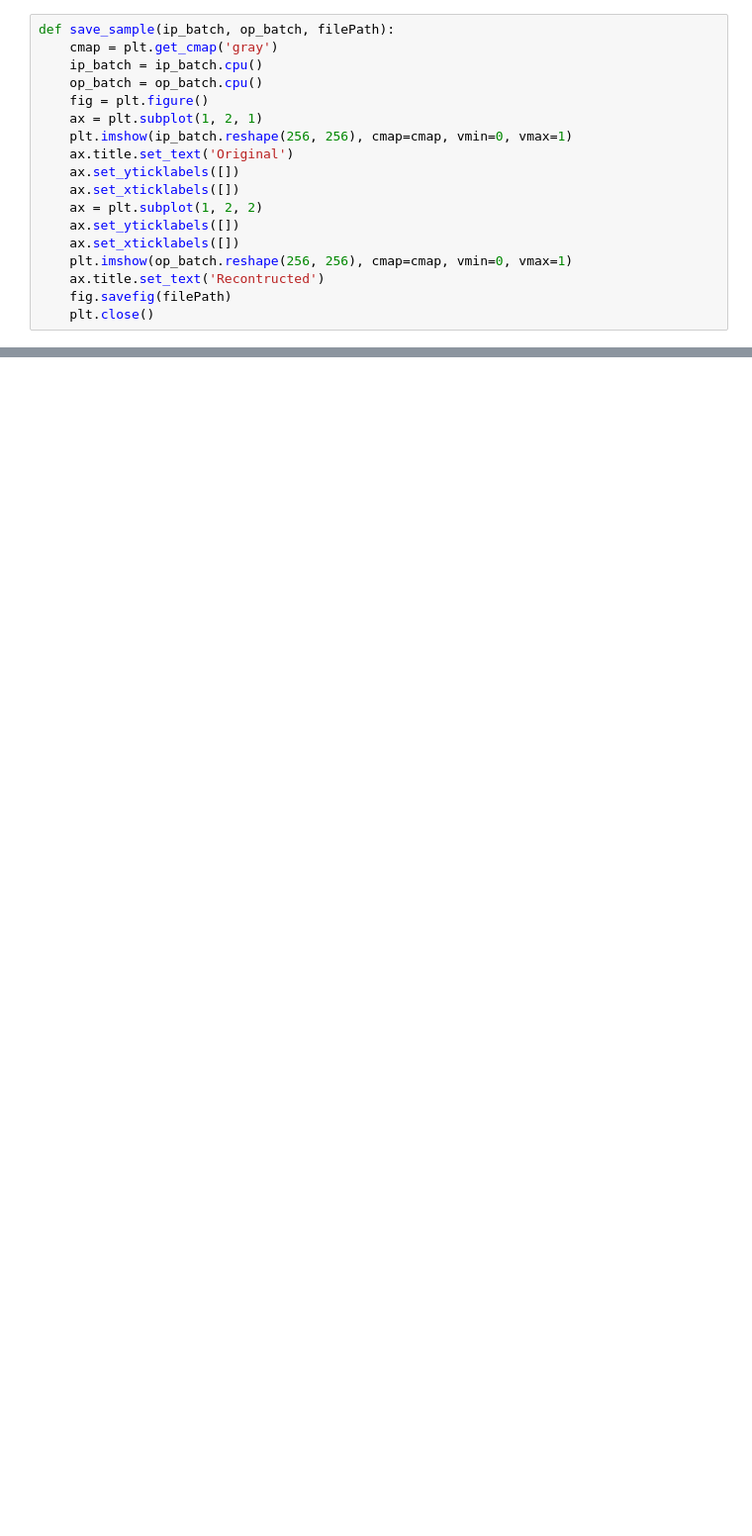
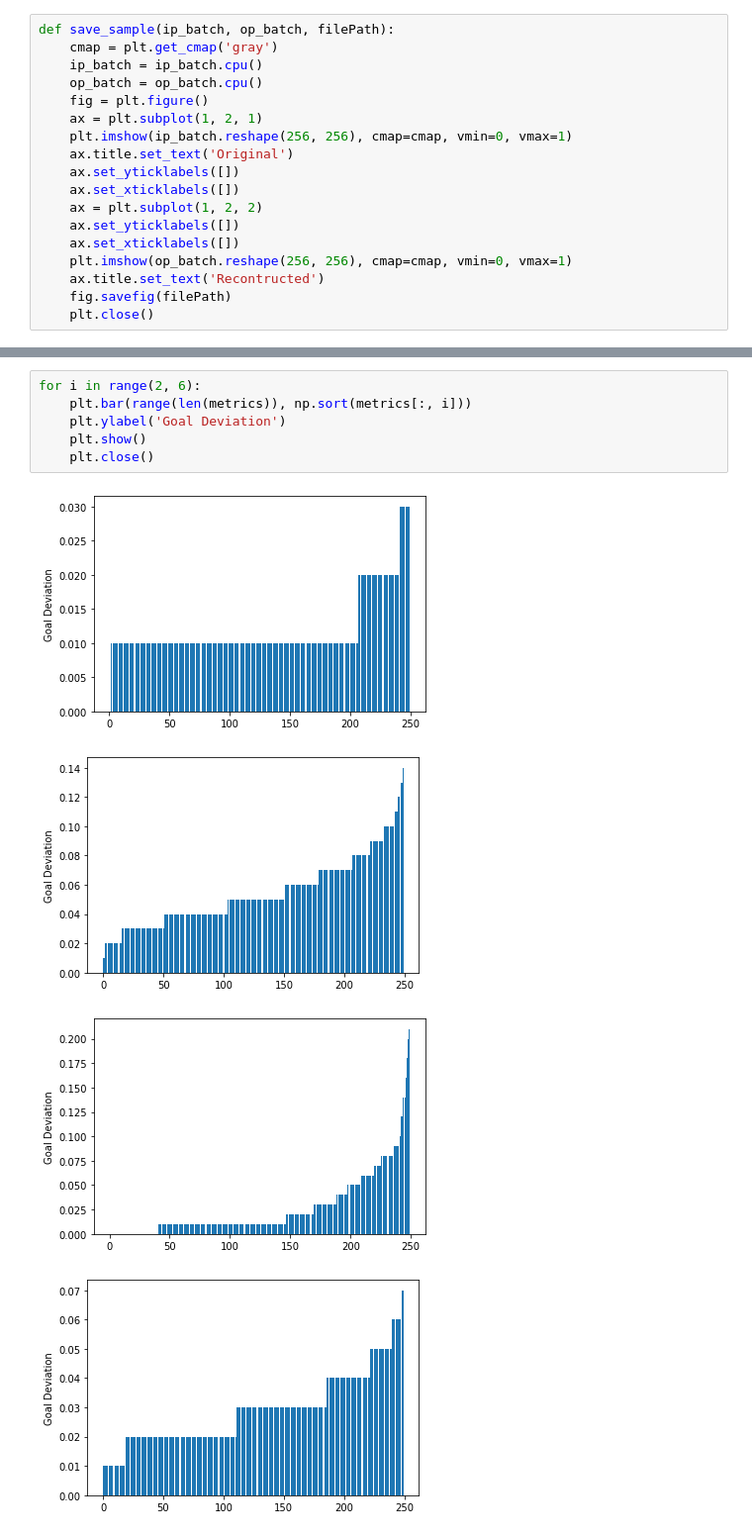
Before and after one commit to PradeepKadubandi/DemoPlanner, a Jupyter notebook: SimpleReacherExperiments.ipynb, the cells around one changed output, grey strips where cells are left out. Shown at 99% size. Cells and saved outputs as stored; diff of their text form; blank space fills up the shorter version.

```diff
--- a/SimpleReacherExperiments.ipynb
+++ b/SimpleReacherExperiments.ipynb
@@ -398,0 +599,11 @@ version from the URL: http://www.nvidia.com/Download/index.aspx
+# %%
+for i in range(2, 6):
+    plt.bar(range(len(metrics)), np.sort(metrics[:, i]))
+    plt.ylabel('Goal Deviation')
+    plt.show()
+    plt.close()
+# %% [output]
+[figure, added]
+[figure, added]
+[figure, added]
+[figure, added]
```
Also changed, not shown: parts of 48 cells of this notebook, 1 other file.
